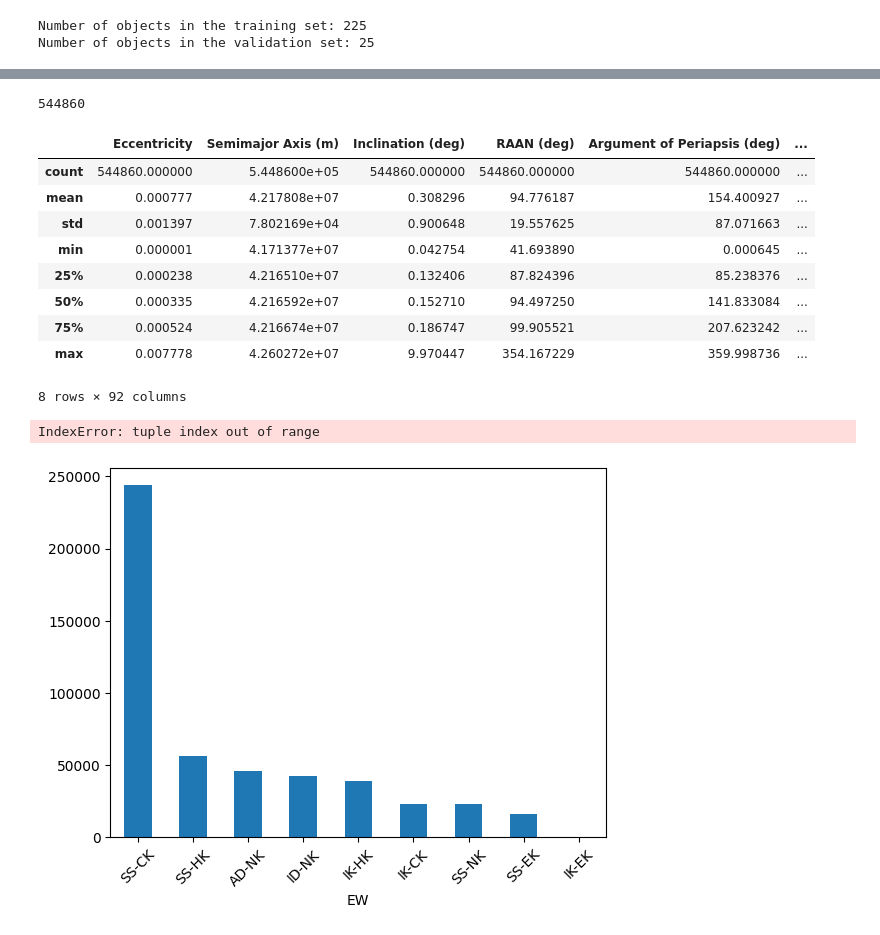
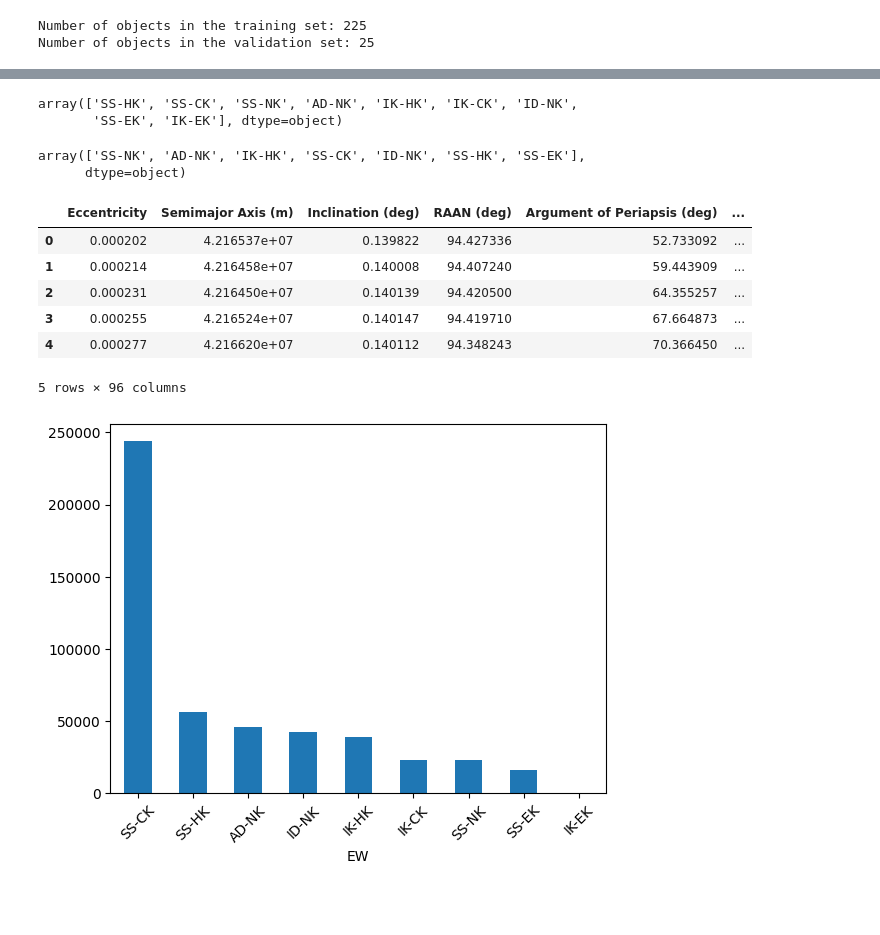
Before and after one commit to ARCLab-MIT/splid-devkit, a Jupyter notebook: baseline_submissions/ml_python/ML_solutions/ML_sol_LSTM.ipynb, the cells around one changed output, grey strips where cells are left out. Saved outputs shown, nothing was run; the diff lists cells and outputs as text; code cells hidden in the pictures; blank space fills up the shorter version.

```diff
--- a/baseline_submissions/ml_python/ML_solutions/ML_sol_LSTM.ipynb
+++ b/baseline_submissions/ml_python/ML_solutions/ML_sol_LSTM.ipynb
@@ -99,20 +93,13 @@ len(valid_data)
-# %%
-len(data)
-# %% [output]
-544860
-# %%
-data.describe()
-# %% [output]
-|  | Eccentricity | Semimajor Axis (m) | Inclination (deg) | RAAN (deg) | Argument of Periapsis (deg) | ... |
-| count | 544860.000000 | 5.448600e+05 | 544860.000000 | 544860.000000 | 544860.000000 | ... |
-| mean | 0.000777 | 4.217808e+07 | 0.308296 | 94.776187 | 154.400927 | ... |
-| std | 0.001397 | 7.802169e+04 | 0.900648 | 19.557625 | 87.071663 | ... |
-| min | 0.000001 | 4.171377e+07 | 0.042754 | 41.693890 | 0.000645 | ... |
-| 25% | 0.000238 | 4.216510e+07 | 0.132406 | 87.824396 | 85.238376 | ... |
-| 50% | 0.000335 | 4.216592e+07 | 0.152710 | 94.497250 | 141.833084 | ... |
-| 75% | 0.000524 | 4.216674e+07 | 0.186747 | 99.905521 | 207.623242 | ... |
-| max | 0.007778 | 4.260272e+07 | 9.970447 | 354.167229 | 359.998736 | ... |
-8 rows × 92 columns
+# %%
+train_data['EW'].unique()
+# %% [output]
+array(['SS-HK', 'SS-CK', 'SS-NK', 'AD-NK', 'IK-HK', 'IK-CK', 'ID-NK',
+       'SS-EK', 'IK-EK'], dtype=object)
+# %%
+valid_data['EW'].unique()
+# %% [output]
+array(['SS-NK', 'AD-NK', 'IK-HK', 'SS-CK', 'ID-NK', 'SS-HK', 'SS-EK'],
+      dtype=object)
 # %%
 # Convert categorical data to numerical data
 le_EW = LabelEncoder()
@@ -121,4 +108,14 @@ le_NS = LabelEncoder()
 # Encode the 'EW' and 'NS' columns
 train_data['EW_encoded'] = le_EW.fit_transform(train_data['EW'])
 train_data['NS_encoded'] = le_NS.fit_transform(train_data['NS'])
+# %%
+train_data.head()
+# %% [output]
+|  | Eccentricity | Semimajor Axis (m) | Inclination (deg) | RAAN (deg) | Argument of Periapsis (deg) | ... |
+| 0 | 0.000202 | 4.216537e+07 | 0.139822 | 94.427336 | 52.733092 | ... |
+| 1 | 0.000214 | 4.216458e+07 | 0.140008 | 94.407240 | 59.443909 | ... |
+| 2 | 0.000231 | 4.216450e+07 | 0.140139 | 94.420500 | 64.355257 | ... |
+| 3 | 0.000255 | 4.216524e+07 | 0.140147 | 94.419710 | 67.664873 | ... |
+| 4 | 0.000277 | 4.216620e+07 | 0.140112 | 94.348243 | 70.366450 | ... |
+5 rows × 96 columns
 # %%
@@ -131,7 +126,3 @@ y_train = train_data['EW_encoded']
-# %%
-y_train.shape[1]
-# %% [output]
-IndexError: tuple index out of range
 # %%
 train_data['EW'].value_counts().plot(kind="bar")
 plt.xticks(rotation=45)
```
Also changed, not shown: parts of 31 cells of this notebook, 1 other file.
